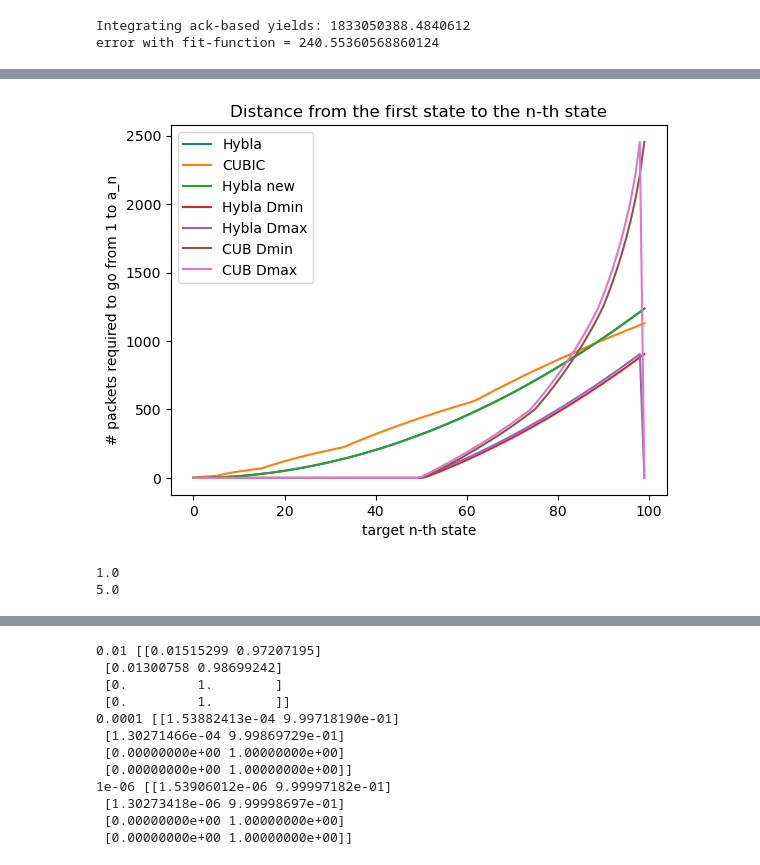
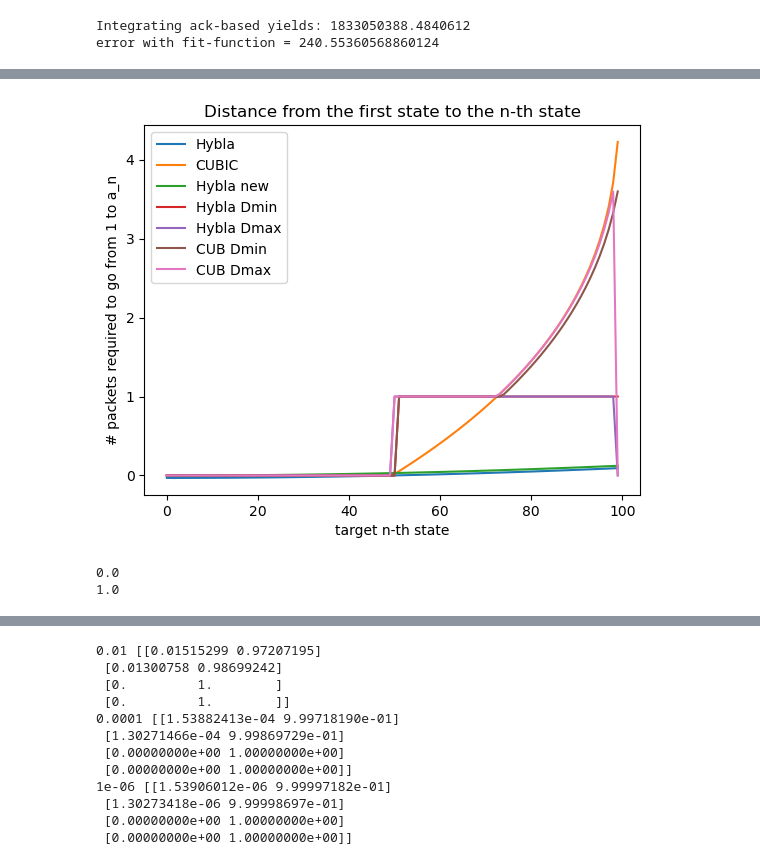
Before and after one commit to megretj/qpepcca, a Jupyter notebook: packetBasedMarkovianModel.ipynb, the cells around one changed output, grey strips where cells are left out. Cells and saved outputs as stored; diff of their text form; code cells hidden in the pictures.

```diff
--- a/packetBasedMarkovianModel.ipynb
+++ b/packetBasedMarkovianModel.ipynb
@@ -112,8 +112,12 @@ print(f"error with fit-function = {w[-1]-fit_function[-1]}")
 Integrating ack-based yields: 1833050388.4840612
 error with fit-function = 240.55360568860124
 # %%
-hyb = CCA_MarkovChain_Hybla_packet(packet_err=0.0006,beta=0.5,N=100, C=1000, RTT_real = 1, RTT0=0.05)
-cub = CCA_MarkovChain_CUBIC_packet(packet_err = 0.0006, beta=0.5,N=100, C=1000, RTT_real = 1,alpha=4)
+import numpy as np
+import matplotlib.pyplot as plt
+from ccaModels import CCA_MarkovChain_CUBIC_packet, CCA_MarkovChain_Hybla_packet, CCA_MarkovChain_Hybla_packet_new
+
+hyb = CCA_MarkovChain_Hybla_packet_new(packet_err=0.0006,beta=0.5,N=100, C=10, RTT_real = 1, RTT0=0.05)
+cub = CCA_MarkovChain_CUBIC_packet(packet_err = 0.0006, beta=0.5,N=100, C=10, RTT_real = 1,alpha=4)
 rho = 1/0.05
 def newD(a,b):
     return (b*b-a*a)/(2*rho*rho)
@@ -122,9 +126,9 @@ a = 1
 d = np.zeros(100)
 dc = np.zeros(100)
 for i,ai in enumerate(hyb.a):
-    d[i] = hyb.D(1,ai)
+    d[i] = hyb.D(5,ai)
 for i,ai in enumerate(cub.a):
-    dc[i] = cub.D(1,ai)
+    dc[i] = cub.D(5,ai)
 plt.title("Distance from the first state to the n-th state")
 plt.ylabel("# packets required to go from 1 to a_n")
 plt.xlabel("target n-th state")
@@ -143,4 +149,4 @@ print(hyb.Dmax[50,50])
-[figure, old version]
+[figure, new version]
-1.0
-5.0
+0.0
+1.0
 # %%
```
Also changed, not shown: parts of 8 cells of this notebook, 4 other files.
